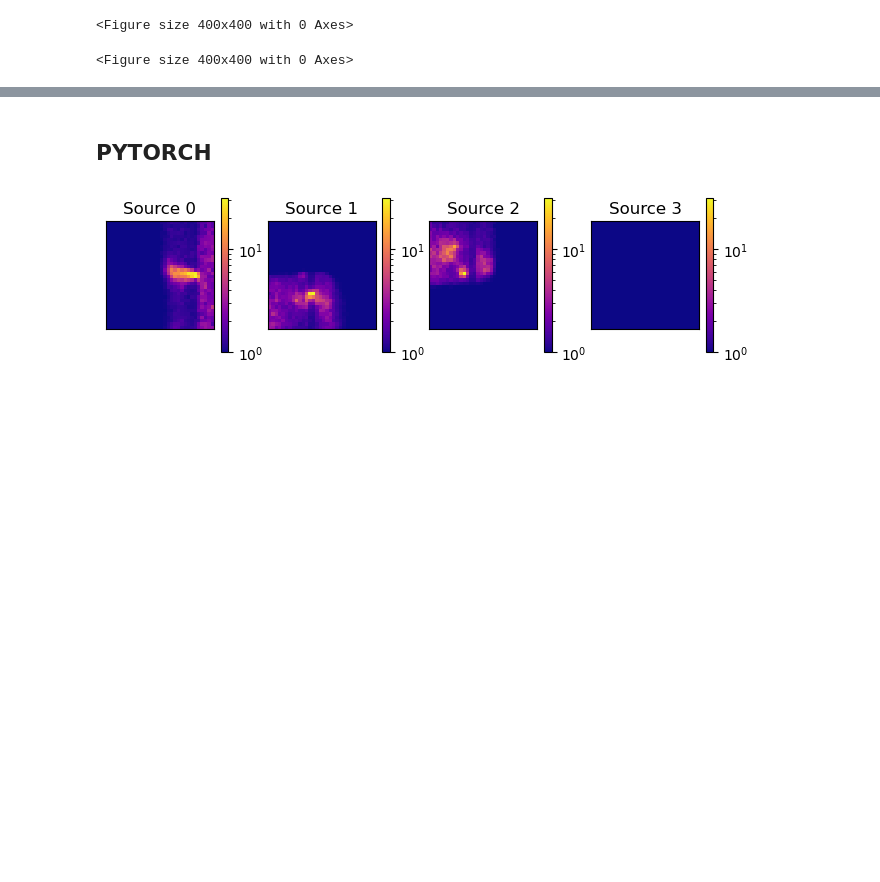
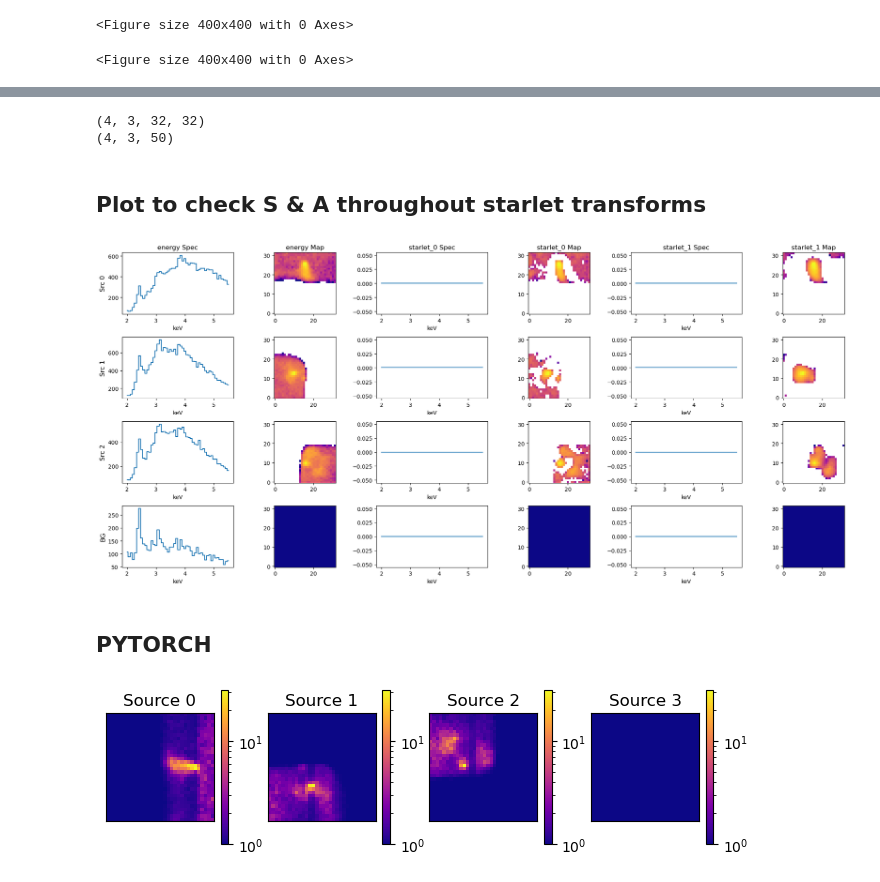
Before and after one commit to star-skelly/dogs_source_separation, a Jupyter notebook: starlet_space_pytorch.ipynb, the cells around one changed output, grey strips where cells are left out. Cells and saved outputs as stored; diff of their text form; code cells hidden in the pictures; blank space fills up the shorter version.

Commit message:
source x starlet lvl plot

```diff
--- a/starlet_space_pytorch.ipynb
+++ b/starlet_space_pytorch.ipynb
@@ -272,3 +200,19 @@ plt.figure(2, figsize=(4,4))
 [figure]
 <Figure size 400x400 with 0 Axes>
 <Figure size 400x400 with 0 Axes>
+# %%
+# transform into starlet space
+bg_cube, _ = np.histogramdd(bg_subset[['energy', 'x', 'y']].values, bins=(BINE, BINX, BINY))
+starlet_bg = pys.Starlet_Forward3D(bg_cube, J=4)[:,:,:,LVL_START:LVL_START+NUM_LVL]
+
+dims = ['energy', 'x', 'y']
+indices = []
+for i, col in enumerate(dims):
+    idx = np.digitize(bg_subset[col].values, edges[i]) - 1
+    idx = np.clip(idx, 0, starlet_bg.shape[i] - 1)
+    indices.append(idx)
+
+e_idx, x_idx, y_idx = indices
+
+for lvl in range(NUM_LVL):
+    bg_subset[f'starlet_{lvl}'] = starlet_bg[e_idx, x_idx, y_idx, lvl]
@@ -300,4 +274,47 @@ H_blank, xedges, yedges = np.histogram2d(
 S_gmm[i+1] = H_blank
+# %%
+print(S_gmm.shape)
+print(spec_hist.shape)
+# %% [output]
+(4, 3, 32, 32)
+(4, 3, 50)
+# %% [markdown]
+## Plot to check S & A throughout starlet transforms ##
+# %%
+import matplotlib.pyplot as plt
+from matplotlib.colors import LogNorm
+import numpy as np
+
+# Create the Energy x-axis based on your range and number of bins
+energy_axis = np.linspace(EMIN/1.e3, EMAX/1.e3, BINE)
+
+fig, axes = plt.subplots(NCOMP + 1, (NUM_LVL+1) * 2, figsize=(10*NUM_LVL, 3*NCOMP))
+
+for i in range(NCOMP + 1):
+    for j in range(NUM_LVL+1):
+        # Spectrum
+        ax_spec = axes[i, j * 2]
+        ax_spec.step(energy_axis, spec_hist[i, j, :], where='mid', color='C0', lw=1.5)
+
+        if i == 0:
+            ax_spec.set_title(f'{e_lvls[j]} Spec')
+        if j == 0:
+            row_label = f'Src {i}' if i < NCOMP else 'BG'
+            ax_spec.set_ylabel(row_label, size=12)
+        ax_spec.set_xlabel('keV')
+
+        # Spatial Map
+        ax_img = axes[i, j * 2 + 1]
+        img_data = S_gmm[i, j]
+        ax_img.imshow(img_data.T, origin='lower', cmap='plasma', norm=LogNorm())
+
+        if i == 0:
+            ax_img.set_title(f'{e_lvls[j]} Map')
+
+plt.tight_layout()
+plt.show()
+# %% [output]
+[figure, added]
 # %%
 # ADD BLANKSKY TO SPECTRAL SOURCES
 NCOMP_TRUE = NCOMP + 1
```
Also changed, not shown: parts of 4 cells of this notebook.
